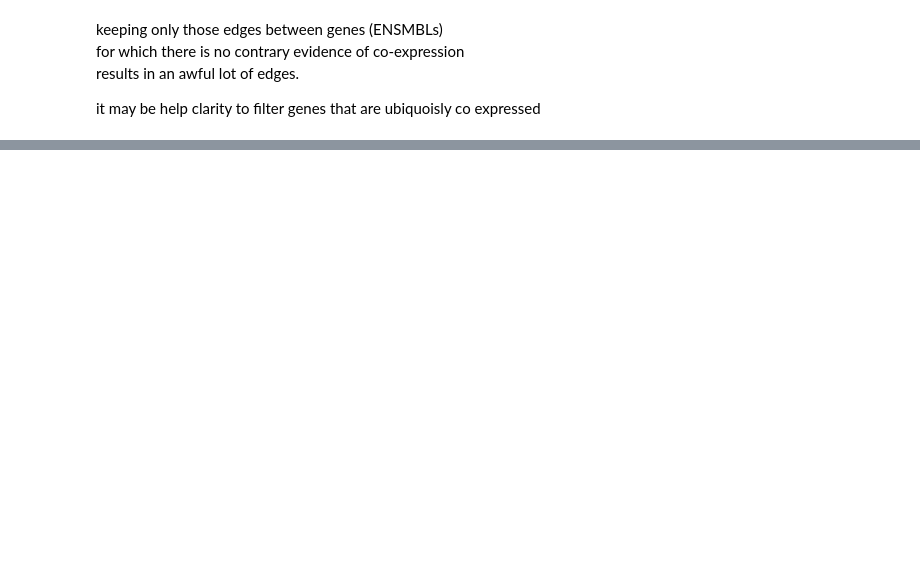
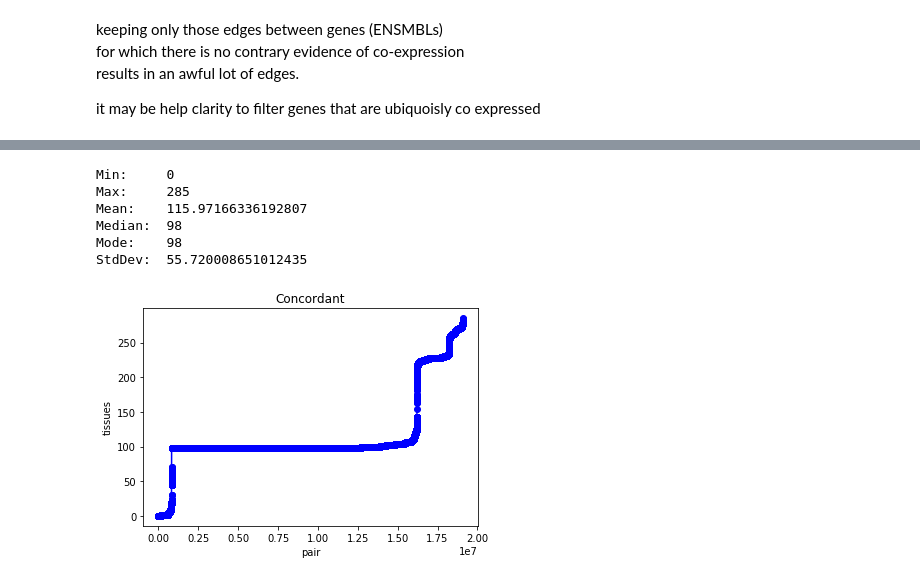
Before and after one commit to TomConlin/bgee_coexpression, a Jupyter notebook: BGEE_coexpression_generate.ipynb, the cells around one changed output, grey strips where cells are left out. Saved outputs shown, nothing was run; the diff lists cells and outputs as text; code cells hidden in the pictures; blank space fills up the shorter version.

```diff
--- a/BGEE_coexpression_generate.ipynb
+++ b/BGEE_coexpression_generate.ipynb
@@ -202,7 +205,7 @@ with open(file, newline='') as csvfile:
     for line in csvreader:
         # print(line)
         (gene_id, gene_name, tissue_id, tissue_name, level, reliability, rank) = line
-
+        if(reliability != "")
         # record the measurement
         if gene_id in gene_tissue:
             gene_tissue[gene_id][tissue_index[tissue_id]] = levels[level]
@@ -454,0 +534,24 @@ for n, r in  G.degree().items():
+# %%
+concordant = sorted(list(rel_scores.values()))
+# %%
+print("Min:\t", min(concordant))
+print("Max:\t", max(concordant))
+print("Mean:\t", statistics.mean(concordant))
+print("Median:\t", statistics.median(concordant))
+print("Mode:\t", statistics.mode(concordant))
+print("StdDev:\t", statistics.pstdev(concordant))
+# %% [output]
+Min:     0
+Max:     285
+Mean:    115.97166336192807
+Median:  98
+Mode:    98
+StdDev:  55.720008651012435
+# %%
+plt.plot(concordant, 'b-', marker='o')
+plt.title("Concordant")
+plt.ylabel("tissues")
+plt.xlabel("pair")
+plt.show()
+# %% [output]
+[figure, added]
```
Also changed, not shown: parts of 30 cells of this notebook.
